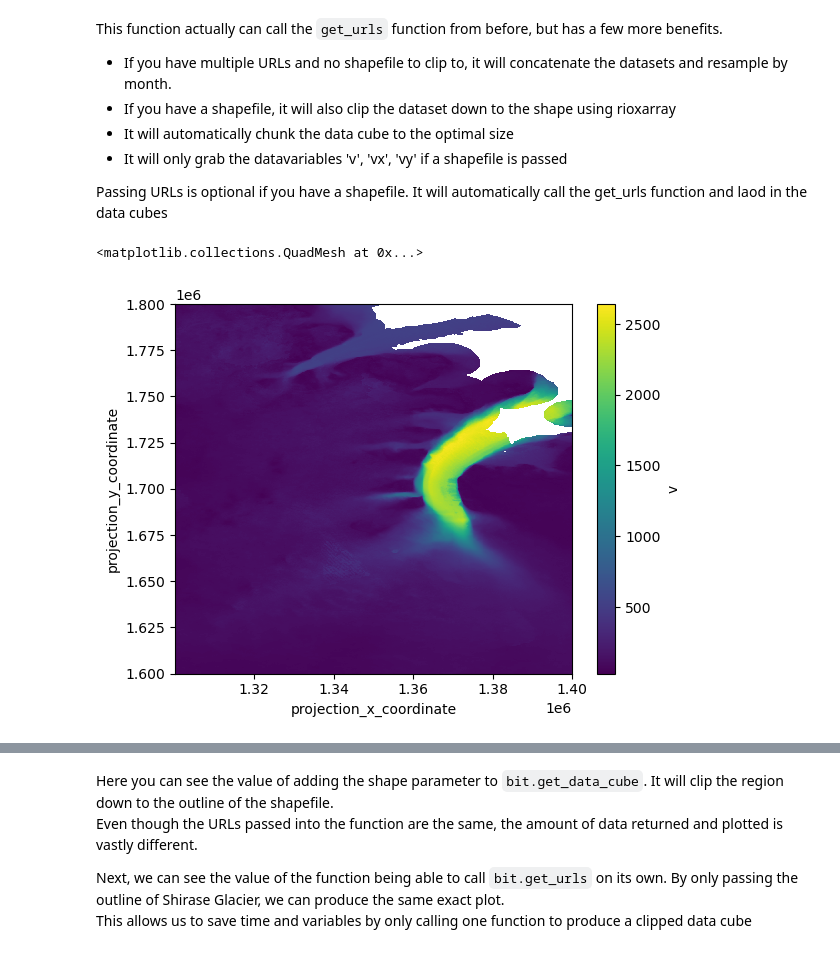
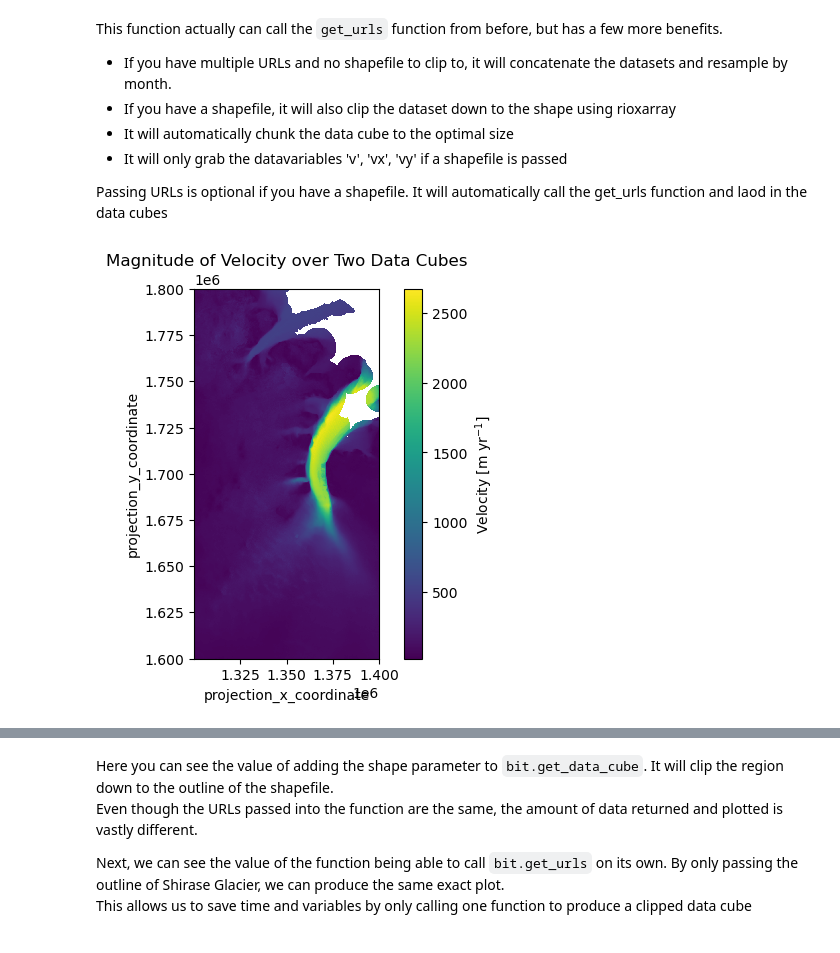
Before and after one commit to jackplogan33/ice-fracture-mechanics, a Jupyter notebook: notebooks/access-itslive-data.ipynb, the cells around one changed output, grey strips where cells are left out. Saved outputs shown, nothing was run; the diff lists cells and outputs as text; code cells hidden in the pictures.

```diff
--- a/notebooks/access-itslive-data.ipynb
+++ b/notebooks/access-itslive-data.ipynb
@@ -194,14 +195,19 @@ This function actually can call the `get_urls` function from before, but has a f
 - It will only grab the datavariables 'v', 'vx', 'vy' if a shapefile is passed
 
 Passing URLs is optional if you have a shapefile. It will automatically call the get_urls function and laod in the data cubes
-# %%
-# Use pt_urls to load in datasets unclipped, plot v
-pt_dc = bit.get_data_cube(urls=pt_urls)
-
-pt_dc.v.mean(dim='mid_date').plot()
-# %% [output]
-<matplotlib.collections.QuadMesh at 0x...>
-[figure, removed]
+# %%
+# Use pt_urls to load in datasets unclipped, plot v
+pt_dc = bit.get_data_cube(urls=pt_urls)
+
+fig, ax = plt.subplots()
+
+v = pt_dc.v.mean(dim='mid_date').plot(ax=ax)
+v.colorbar.set_label('Velocity [m yr$^{-1}$]')
+ax.set_aspect('equal')
+ax.set_title('Magnitude of Velocity over Two Data Cubes')
+plt.show()
+# %% [output]
+[figure, added]
 # %%
 # Use shirase_outline shapefile and shp_urls to load in clipped ds, plot v
 shp_dc = bit.get_data_cube(shape=shirase_outline, urls=shp_urls)
```
Also changed, not shown: parts of 7 cells of this notebook, 2 other files.
